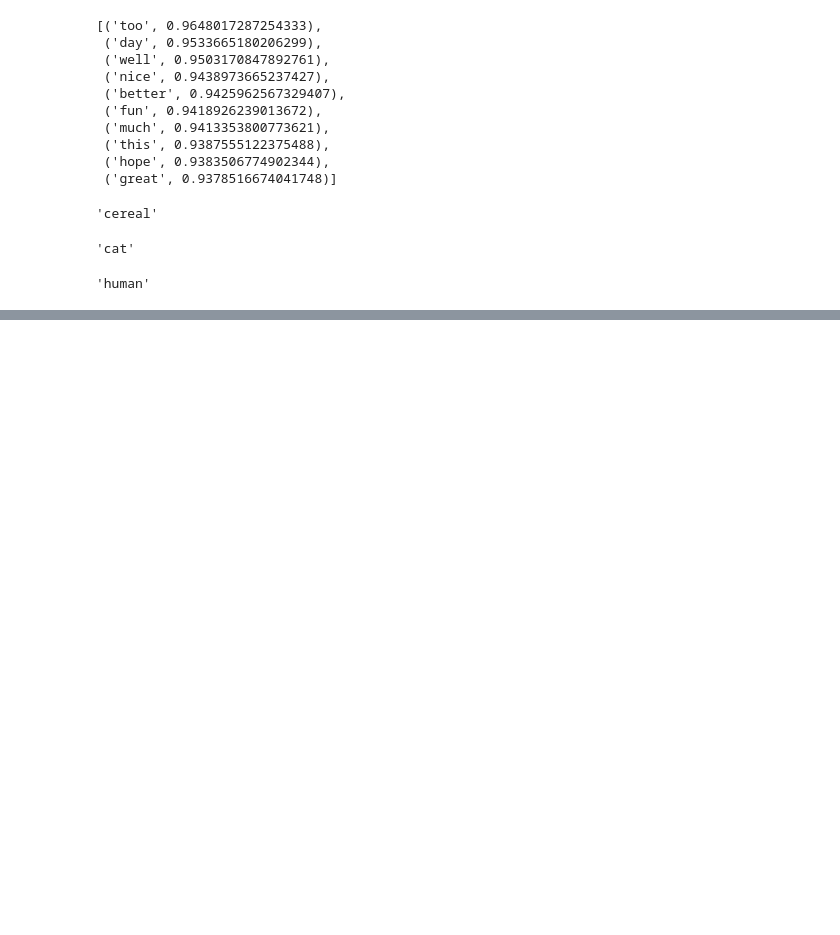
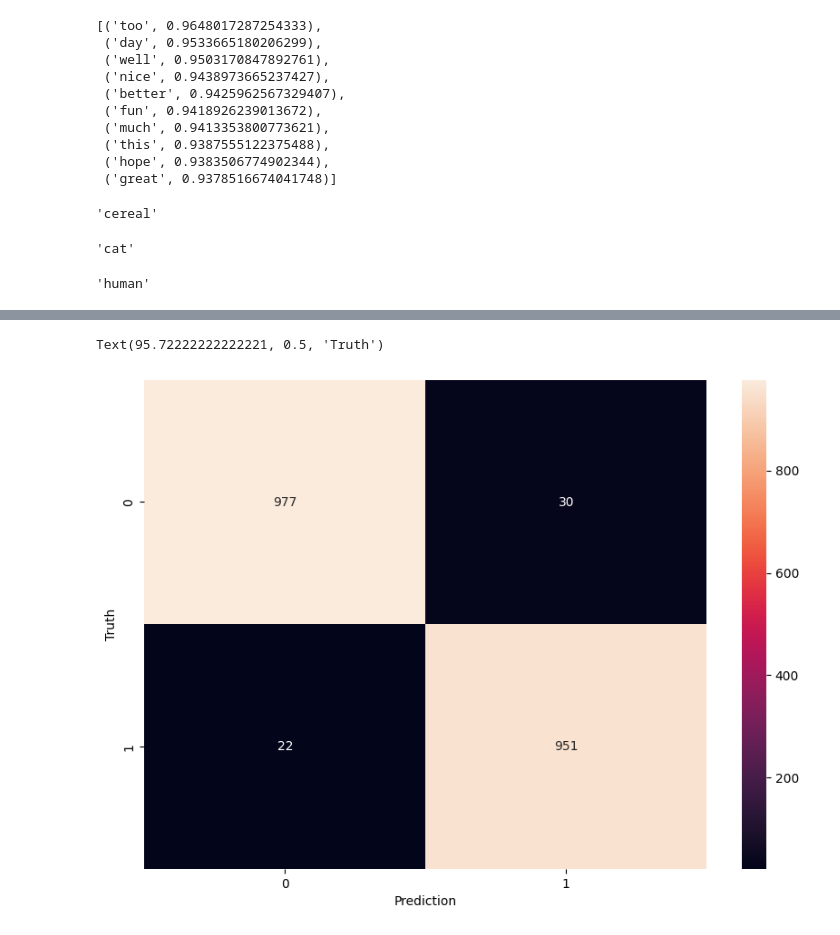
Before and after one commit to neerabhi/NLP, a Jupyter notebook: nlp_word_vectors_gensim.ipynb, the cells around one changed output, grey strips where cells are left out. Saved outputs shown, nothing was run; the diff lists cells and outputs as text; code cells hidden in the pictures; blank space fills up the shorter version.

```diff
--- a/nlp_word_vectors_gensim.ipynb
+++ b/nlp_word_vectors_gensim.ipynb
@@ -127,0 +216,2 @@ glv.doesnt_match("banana grapes orange human".split())
+# %%
+df['vector']=df['Text'].apply(lambda text: preproce(text))
@@ -127,0 +227,13 @@ glv.doesnt_match("banana grapes orange human".split())
+# %%
+from sklearn.model_selection import train_test_split
+X_train, X_test, y_train, y_test=train_test_split(df['vector'],df['label1'], test_size=0.2)
+# %%
+print("Shape of X_train before reshaping: ", X_train.shape)
+print("Shape of X_test before reshaping: ", X_test.shape)
+
+
+X_train_2d = np.stack(X_train)
+X_test_2d =  np.stack(X_test)
+
+print("Shape of X_train after reshaping: ", X_train_2d.shape)
+print("Shape of X_test after reshaping: ", X_test_2d.shape)
@@ -127,0 +245,9 @@ glv.doesnt_match("banana grapes orange human".split())
+# %%
+from sklearn.ensemble import GradientBoostingClassifier
+from sklearn.metrics import classification_report
+
+gr=GradientBoostingClassifier()
+gr.fit(X_train_2d, y_train)
+y_pred=gr.predict(X_test_2d)
+
+print(classification_report(y_test, y_pred))
@@ -127,0 +274,16 @@ glv.doesnt_match("banana grapes orange human".split())
+# %%
+
+from sklearn.metrics import confusion_matrix
+cm = confusion_matrix(y_test, y_pred)
+cm
+
+
+from matplotlib import pyplot as plt
+import seaborn as sn
+plt.figure(figsize = (10,7))
+sn.heatmap(cm, annot=True, fmt='d')
+plt.xlabel('Prediction')
+plt.ylabel('Truth')
+# %% [output]
+Text(95.72222222222221, 0.5, 'Truth')
+[figure, added]
```
Also changed, not shown: parts of 19 cells of this notebook.
